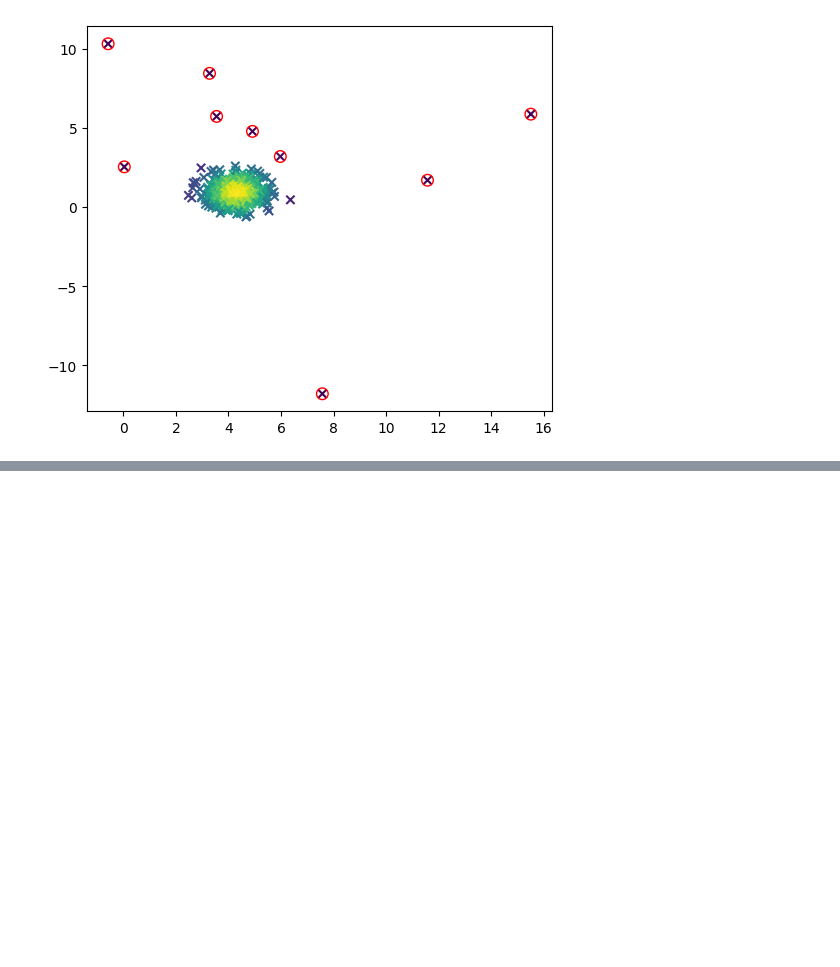
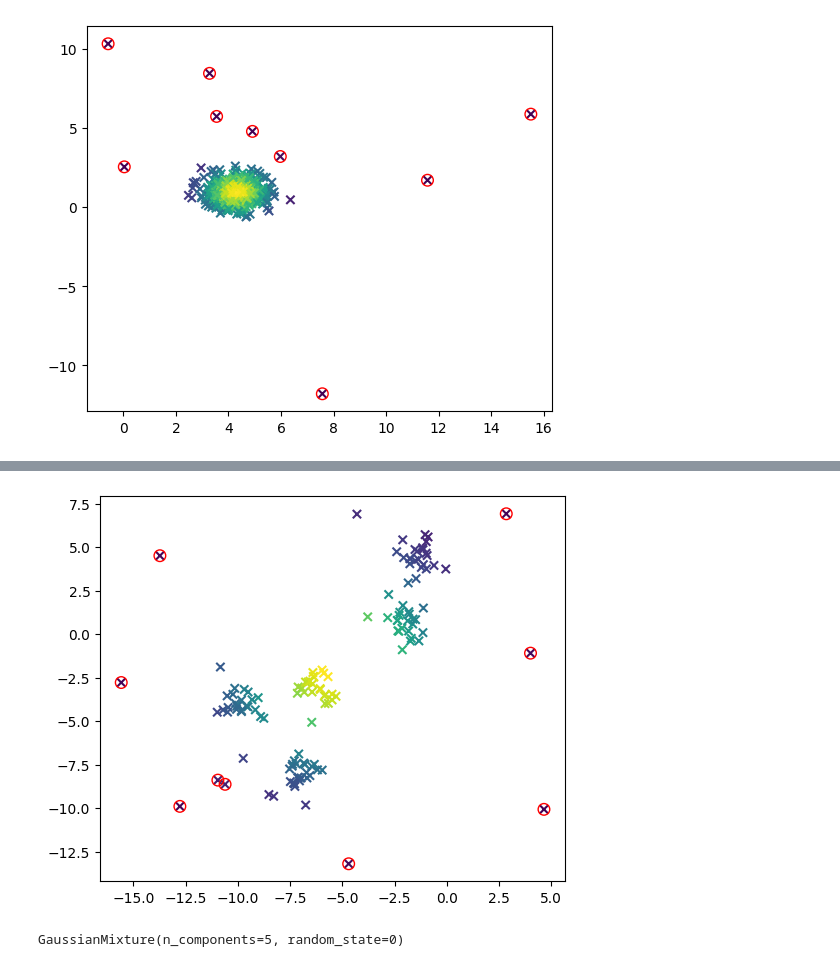
Before and after one commit to zaherarman/machine-learning, a Jupyter notebook: Anomaly Detection using Gaussian Mixture Models.ipynb, the cells around one changed output, grey strips where cells are left out. Saved outputs shown, nothing was run; the diff lists cells and outputs as text; code cells hidden in the pictures; blank space fills up the shorter version.

```diff
--- a/Anomaly Detection using Gaussian Mixture Models.ipynb
+++ b/Anomaly Detection using Gaussian Mixture Models.ipynb
@@ -134,0 +210,18 @@ plt.scatter(X[outliers,0],X[outliers,1],marker="o",facecolor="none",edgecolor="r
+# %%
+mu, sigma2 = get_gaussian(X_train)
+p = multivariateGaussian(X_test, mu, sigma2)
+
+plt.figure(figsize=(6,5))
+plt.scatter(X_test[:,0], X_test[:,1], marker="x", c=p, cmap='viridis')
+outliers = np.nonzero(p<0.001)[0]
+plt.scatter(X_test[outliers,0], X_test[outliers,1], marker="o", facecolor="none", edgecolor="r", s=70);
+# %% [output]
+[figure, added]
+# %%
+from sklearn.mixture import GaussianMixture
+
+# Gaussian mixture model probability distribution
+gm = GaussianMixture(n_components = 5, covariance_type = 'full', random_state=0)
+gm.fit(X_train)
+# %% [output]
+GaussianMixture(n_components=5, random_state=0)
```
Also changed, not shown: parts of 18 cells of this notebook.
